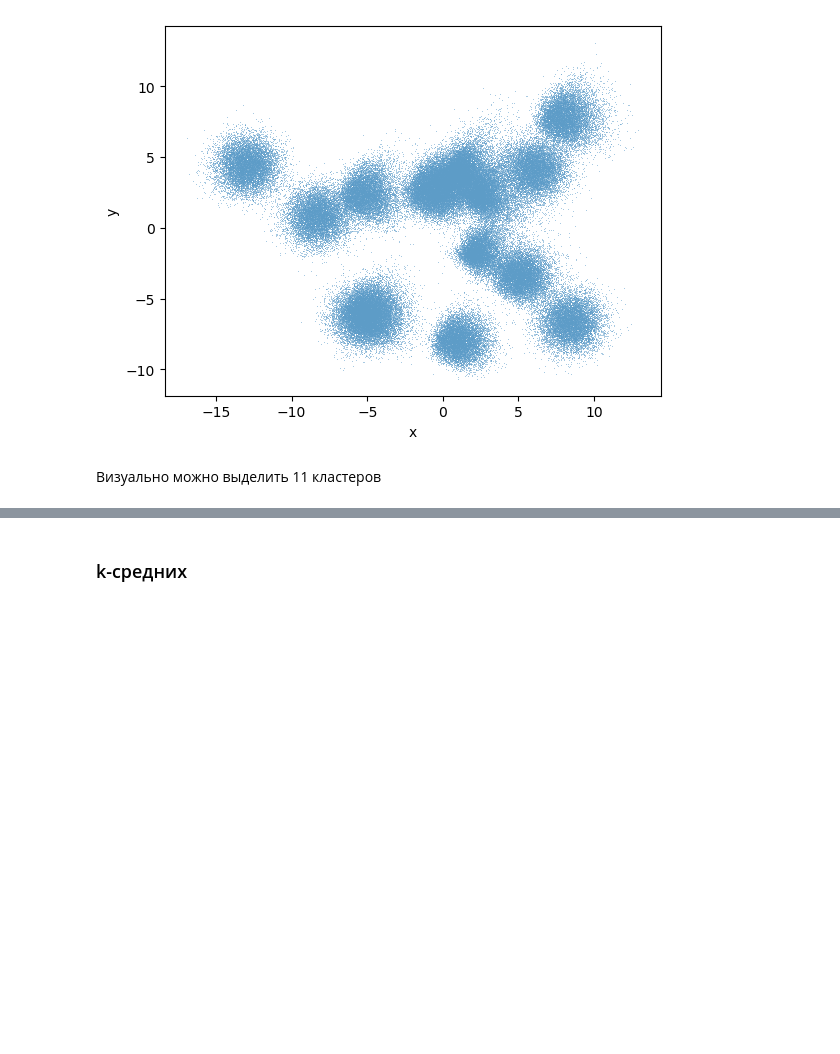
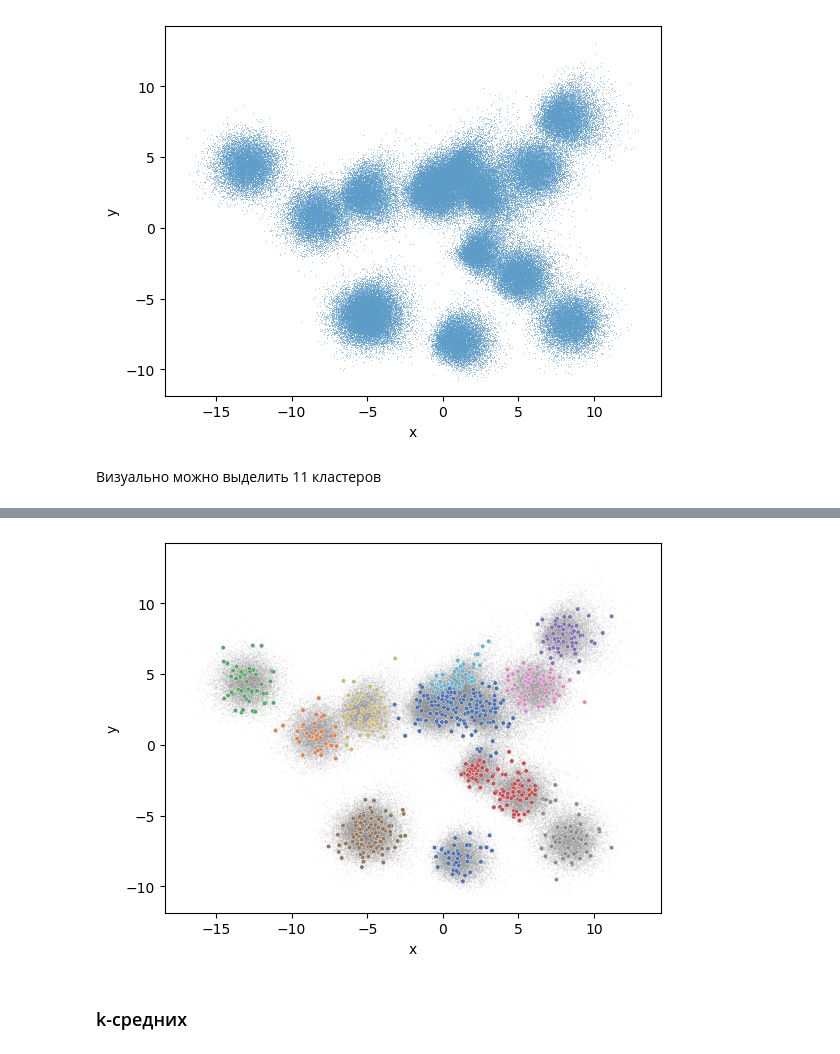
Before and after one commit to EHAT32/mathModelling, a Jupyter notebook: hw1/hw1.ipynb, the cells around one changed output, grey strips where cells are left out. Drawn from its saved outputs; the diff is of its cells as text; code cells hidden in the pictures; blank space fills up the shorter version.

```diff
--- a/hw1/hw1.ipynb
+++ b/hw1/hw1.ipynb
@@ -189,0 +201,3 @@ sns.scatterplot(data=df, x ='x', y='y', s=0.3)
+# %%
+cluster_complete = clustering.complete_linkage(compressed_data[indices])
+complete_labels = clustering.bfs_k_classes_split(cluster_complete, k=11)
@@ -189,0 +207,4 @@ sns.scatterplot(data=df, x ='x', y='y', s=0.3)
+# %%
+small_df_complete = pd.DataFrame(compressed_data[indices])
+small_df_complete.rename(index={0: 'x', 1: 'y'})
+small_df_complete['label'] = complete_labels
@@ -190,3 +217,9 @@ sns.scatterplot(data=df, x ='x', y='y', s=0.3)
+# %%
+all_data = sns.scatterplot(data=df, color='gray', x='x', y='y', s = 1, alpha=0.1)
+ax = sns.scatterplot(data=small_df_complete, x =0, y=1, hue='label', palette='deep', s=10)
+ax.get_legend().remove()
+# %% [output]
+[figure, added]
 # %% [markdown]
 ### k-средних
 # %% [markdown]
```
Also changed, not shown: parts of 10 cells of this notebook.
